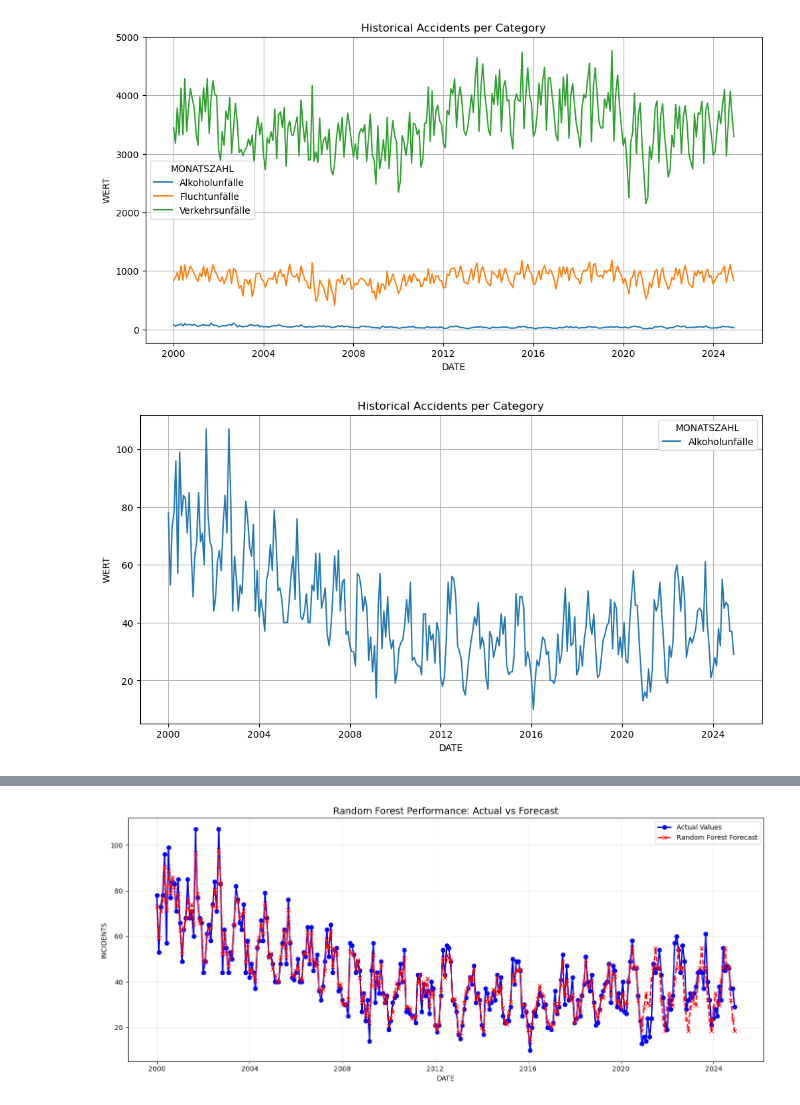
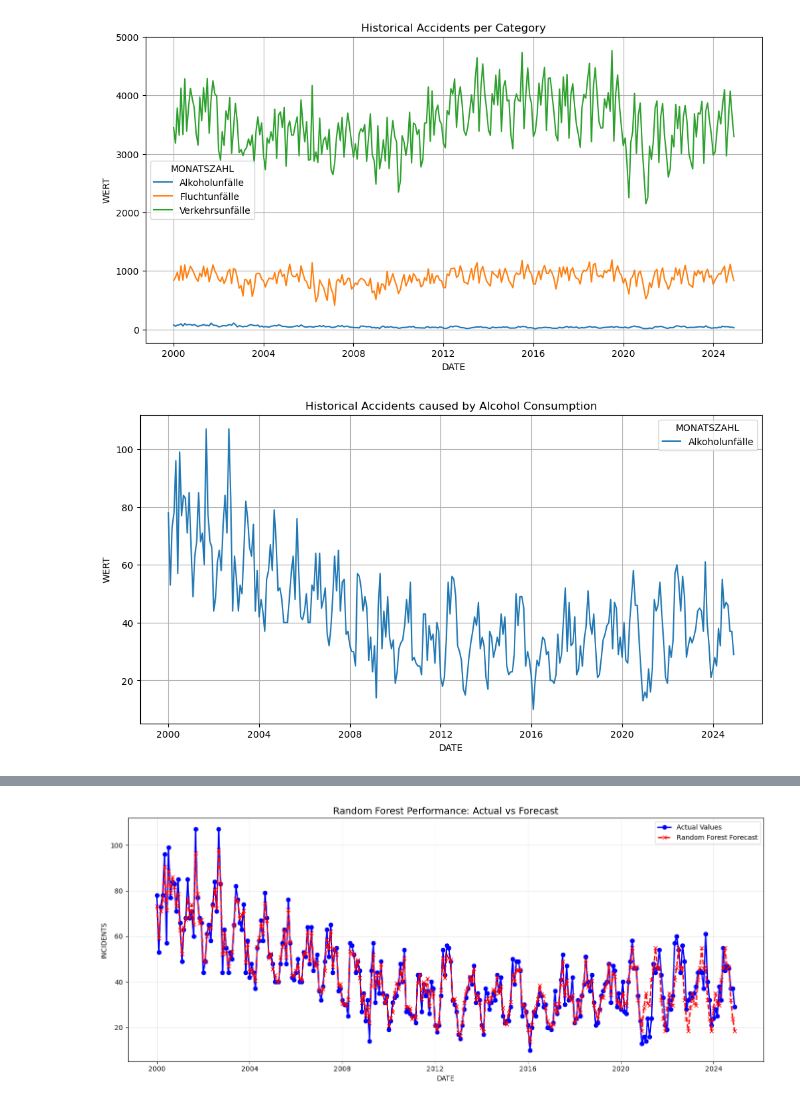
Before and after one commit to okizartici/munich_accidents_forecast_model, a Jupyter notebook: train.ipynb, the cells around one changed output, grey strips where cells are left out. Drawn from its saved outputs; the diff is of its cells as text; code cells hidden in the pictures.

```diff
--- a/train.ipynb
+++ b/train.ipynb
@@ -74,10 +76,10 @@ df_filtered = df[dataset_filter].copy()
 # %%
 plt.figure(figsize=(12, 6))
 sns.lineplot(data=df_filtered, x='DATE', y='WERT', hue='MONATSZAHL')
-plt.title('Historical Accidents per Category')
+plt.title('Historical Accidents caused by Alcohol Consumption')
 plt.grid(True)
 # %% [output]
-[figure, old version]
+[figure, new version]
 # %%
 train_data = df_filtered[df_filtered['JAHR'] <= 2020]
 test_data = df_filtered[df_filtered['JAHR'] > 2020]
```
Also changed, not shown: parts of 3 cells of this notebook.
